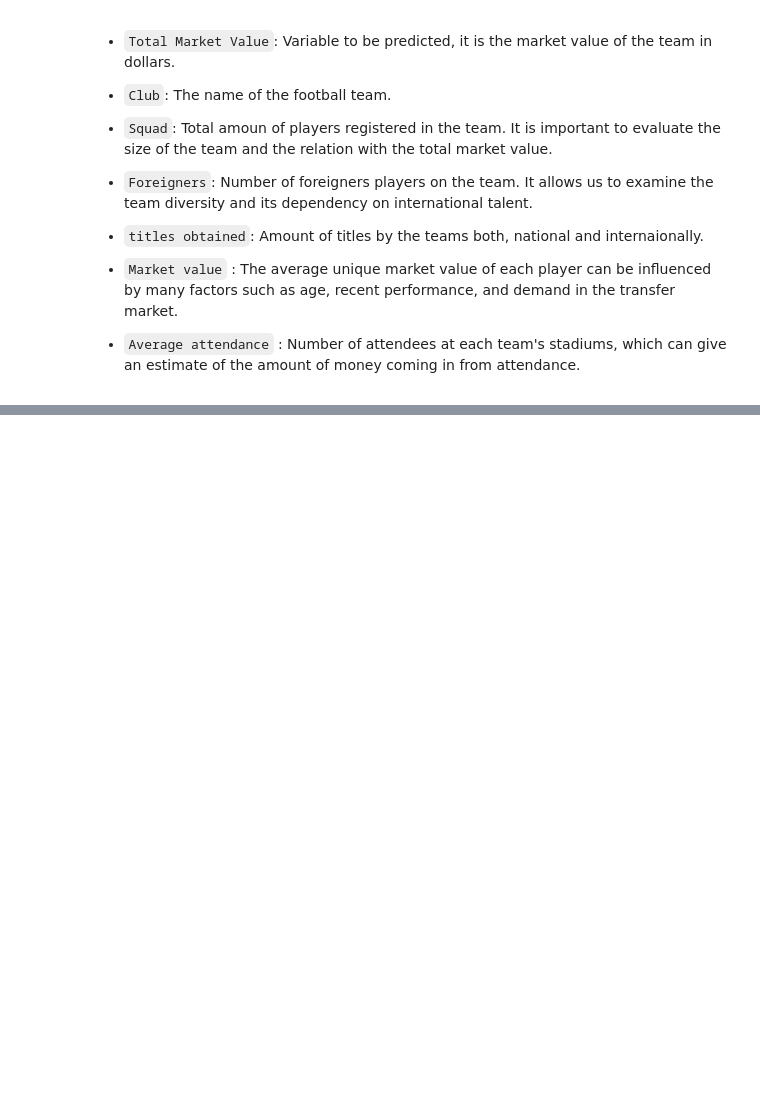
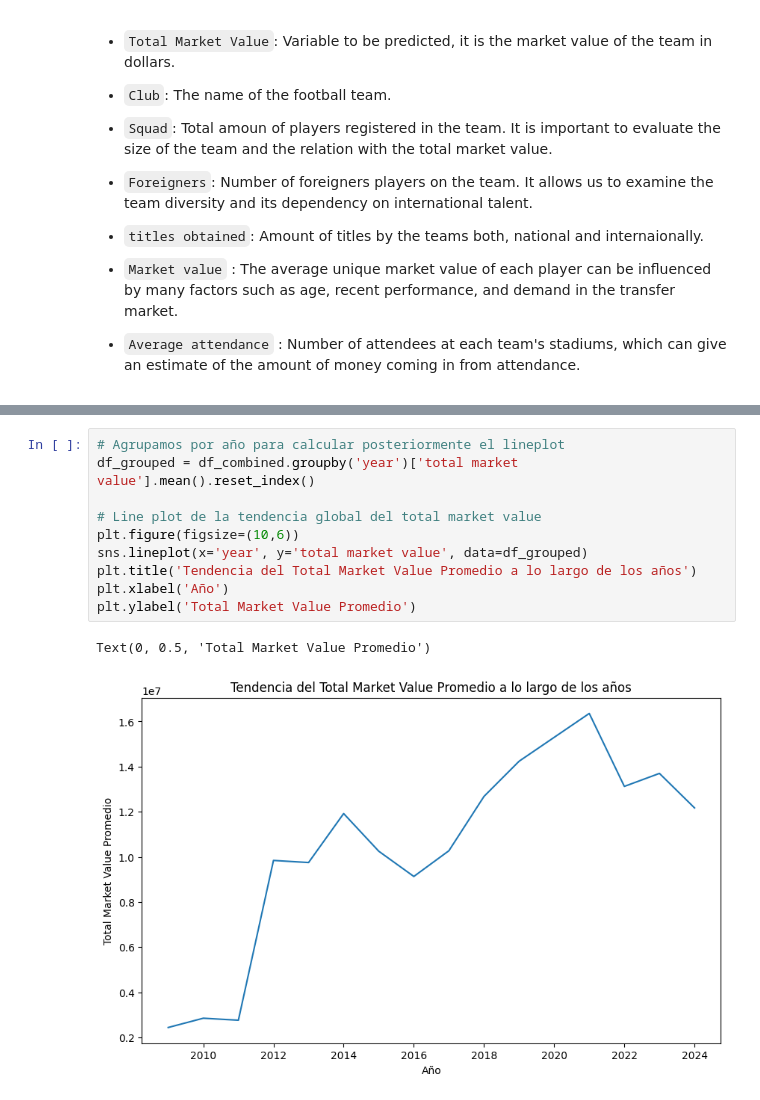
Before and after one commit to Eblasan71/TotalMarketValue, a Jupyter notebook: TotalMarketValue.ipynb, the cells around one changed output, grey strips where cells are left out. Drawn from its saved outputs; the diff is of its cells as text; blank space fills up the shorter version.

```diff
--- a/TotalMarketValue.ipynb
+++ b/TotalMarketValue.ipynb
@@ -201,0 +130,13 @@ Asimetría de Fisher (Skewness) Global: 0.6118545223260476
+# %%
+# Agrupamos por año para calcular posteriormente el lineplot
+df_grouped = df_combined.groupby('year')['total market value'].mean().reset_index()
+
+# Line plot de la tendencia global del total market value
+plt.figure(figsize=(10,6))
+sns.lineplot(x='year', y='total market value', data=df_grouped)
+plt.title('Tendencia del Total Market Value Promedio a lo largo de los años')
+plt.xlabel('Año')
+plt.ylabel('Total Market Value Promedio')
+# %% [output]
+Text(0, 0.5, 'Total Market Value Promedio')
+[figure, added]
```
Also changed, not shown: parts of 11 cells of this notebook.
